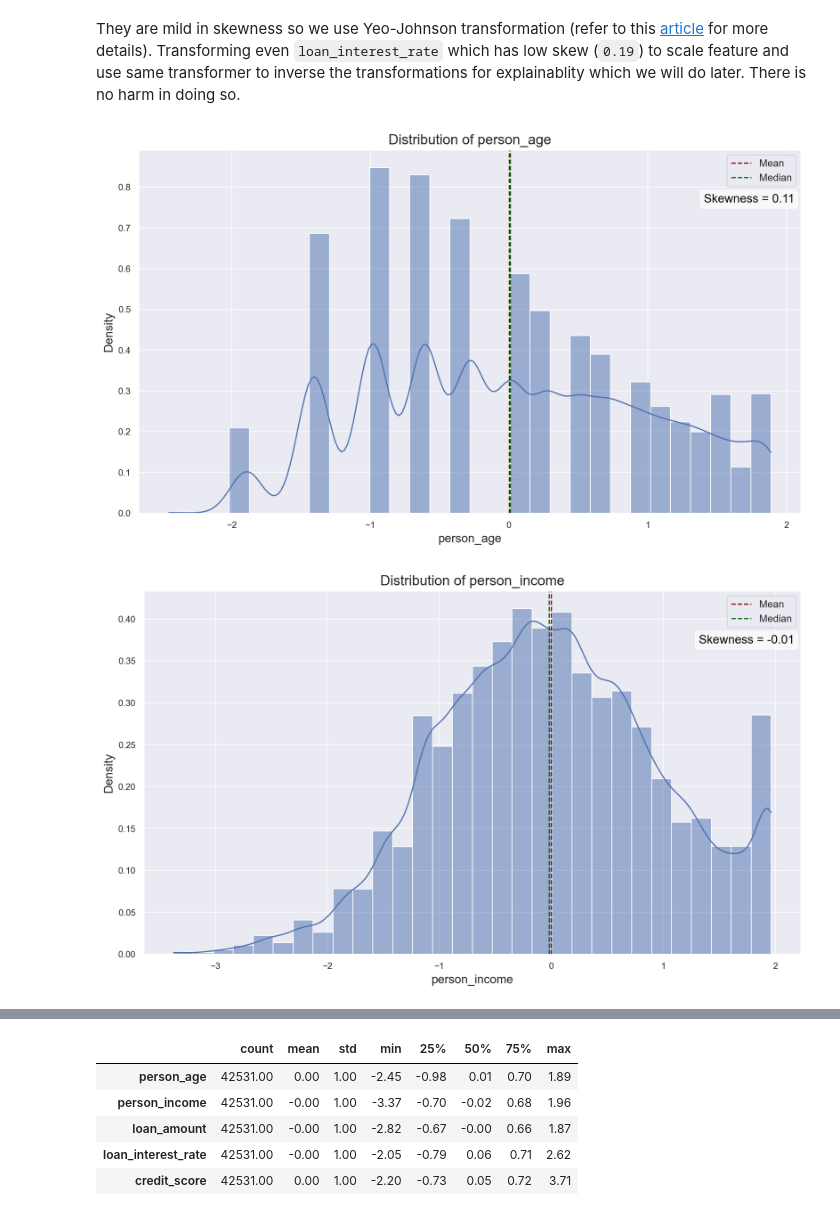
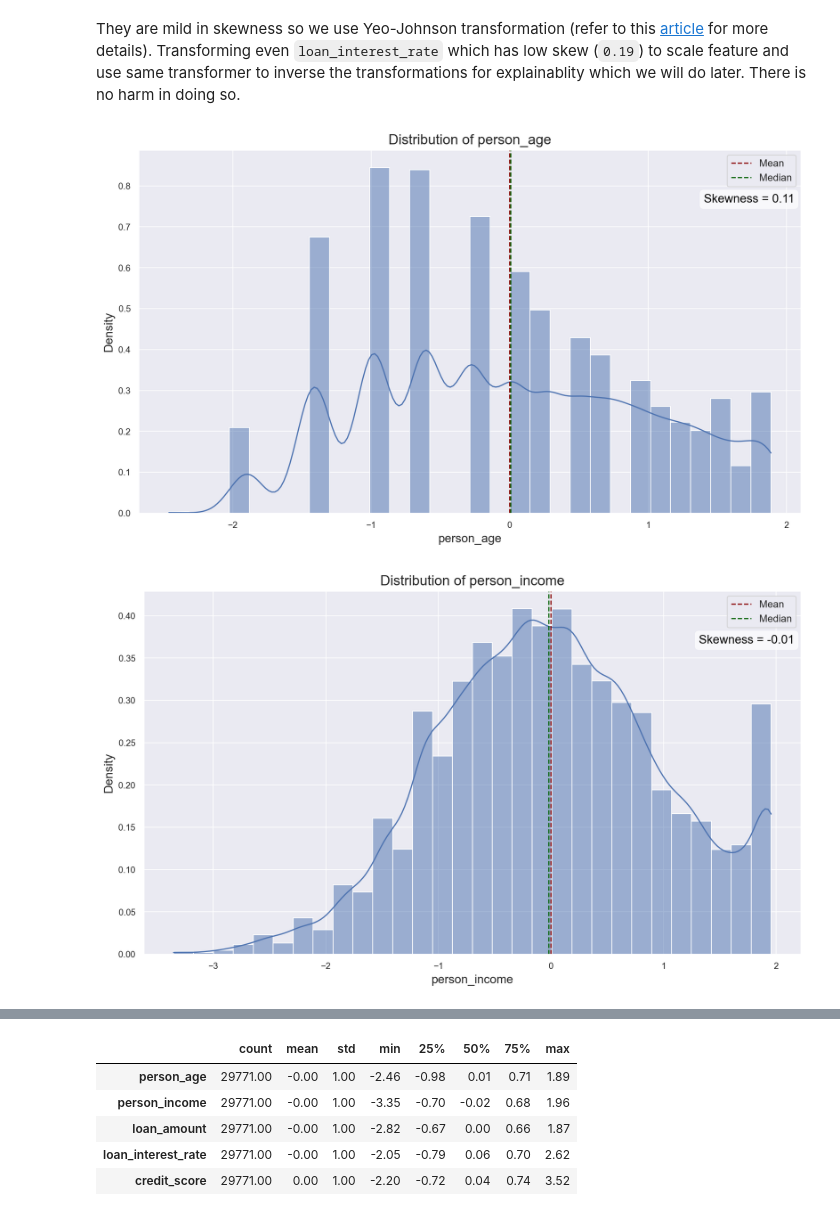
Before and after one commit to Jaymin151617/Credit-Risk-Analysis, a Jupyter notebook: notebooks/feature_engineering.ipynb, the cells around one changed output, grey strips where cells are left out. Drawn from its saved outputs; the diff is of its cells as text; code cells hidden in the pictures.

Commit message:
make-transformation-on-train-data-only

```diff
--- a/notebooks/feature_engineering.ipynb
+++ b/notebooks/feature_engineering.ipynb
@@ -11,8 +14,8 @@ properties = helper.load_properties()
 
 try:
     cleaned_file_name = properties['LOCAL']['cleaned_file_name']
-    feature_engineered_file_name = properties['LOCAL']['feature_engineered_file_name']
     transformer_file_name = properties['LOCAL']['transformer_file_name']
+    RANDOM_STATE = properties['models']['random_state']
 except KeyError as ke:
     raise KeyError(f"Missing key in properties file: {str(ke)}") from ke
 # %%
@@ -147,3 +150,29 @@ Data columns (total 5 columns):
  4   previous_loan_defaults  42531 non-null  int64
 dtypes: int64(5)
 memory usage: 1.6 MB
+# %%
+target_variable = 'loan_status'
+
+X = df.drop(columns=[target_variable])
+y = df[target_variable]
+
+# Split the data into training (70%), validation (20%), and test (10%) sets
+X_train, X_rem, y_train, y_rem = train_test_split(
+    X,
+    y,
+    train_size=0.7,
+    stratify=y,
+    random_state=RANDOM_STATE
+)
+
+X_val, X_test, y_val, y_test = train_test_split(
+    X_rem,
+    y_rem,
+    train_size=2/3,
+    stratify=y_rem,
+    random_state=RANDOM_STATE
+)
+
+print(f"Training set size: {X_train.shape[0]} samples")
+print(f"Validation set size: {X_val.shape[0]} samples")
+print(f"Test set size: {X_test.shape[0]} samples")
@@ -152,7 +185,11 @@ helper.create_correlation_heatmap(df[cat_variables + num_variables])
 # %% [output]
 [figure]
 # %%
-df.drop(['credit_history_length', 'person_employment_experience'], axis=1, inplace=True)
+X_train.drop(['credit_history_length', 'person_employment_experience'], axis=1, inplace=True)
+
+# Remove in validation and test set too
+X_val.drop(['credit_history_length', 'person_employment_experience'], axis=1, inplace=True)
+X_test.drop(['credit_history_length', 'person_employment_experience'], axis=1, inplace=True)
 
 num_variables.remove('credit_history_length')
 num_variables.remove('person_employment_experience')
@@ -172,4 +209,4 @@ df[num_variables].describe().transpose()
 # %%
 for col in num_variables:
-    helper.create_distribution_plot(df, col)
+    helper.create_distribution_plot(X_train, col)
 # %% [output]
@@ -181,11 +218,11 @@ for col in num_variables:
 # %% [markdown]
 They are mild in skewness so we use Yeo-Johnson transformation (refer to this [article](https://www.numberanalytics.com/blog/7-powerful-yeo-johnson-transformation-techniques) for more details). Transforming even `loan_interest_rate` which has low skew (`0.19`) to scale feature and use same transformer to inverse the transformations for explainablity which we will do later. There is no harm in doing so.
 # %%
-transformed_df, power_transformer = helper.power_transform(df, num_variables, method='yeo-johnson')
+transformed_X_train, power_transformer = helper.power_transform(X_train, num_variables, method='yeo-johnson')
 
 # Verify transformations
 for col in num_variables:
-    helper.create_distribution_plot(transformed_df, col)
+    helper.create_distribution_plot(transformed_X_train, col)
 # %% [output]
-[figure, old version]
+[figure, new version]
-[figure, old version]
+[figure, new version]
@@ -195,9 +232,9 @@ for col in num_variables:
 # %%
-transformed_df[num_variables].describe().transpose()
+transformed_X_train[num_variables].describe().transpose()
 # %% [output]
 |  | count | mean | std | min | 25% | 50% | 75% | max |
-| person_age | 42531.00 | 0.00 | 1.00 | -2.45 | -0.98 | 0.01 | 0.70 | 1.89 |
-| person_income | 42531.00 | -0.00 | 1.00 | -3.37 | -0.70 | -0.02 | 0.68 | 1.96 |
-| loan_amount | 42531.00 | -0.00 | 1.00 | -2.82 | -0.67 | -0.00 | 0.66 | 1.87 |
-| loan_interest_rate | 42531.00 | -0.00 | 1.00 | -2.05 | -0.79 | 0.06 | 0.71 | 2.62 |
-| credit_score | 42531.00 | 0.00 | 1.00 | -2.20 | -0.73 | 0.05 | 0.72 | 3.71 |
+| person_age | 29771.00 | -0.00 | 1.00 | -2.46 | -0.98 | 0.01 | 0.71 | 1.89 |
+| person_income | 29771.00 | -0.00 | 1.00 | -3.35 | -0.70 | -0.02 | 0.68 | 1.96 |
+| loan_amount | 29771.00 | -0.00 | 1.00 | -2.82 | -0.67 | 0.00 | 0.66 | 1.87 |
+| loan_interest_rate | 29771.00 | -0.00 | 1.00 | -2.05 | -0.79 | 0.06 | 0.70 | 2.62 |
+| credit_score | 29771.00 | 0.00 | 1.00 | -2.20 | -0.72 | 0.04 | 0.74 | 3.52 |
```
Also changed, not shown: parts of 10 cells of this notebook, 6 other files.
